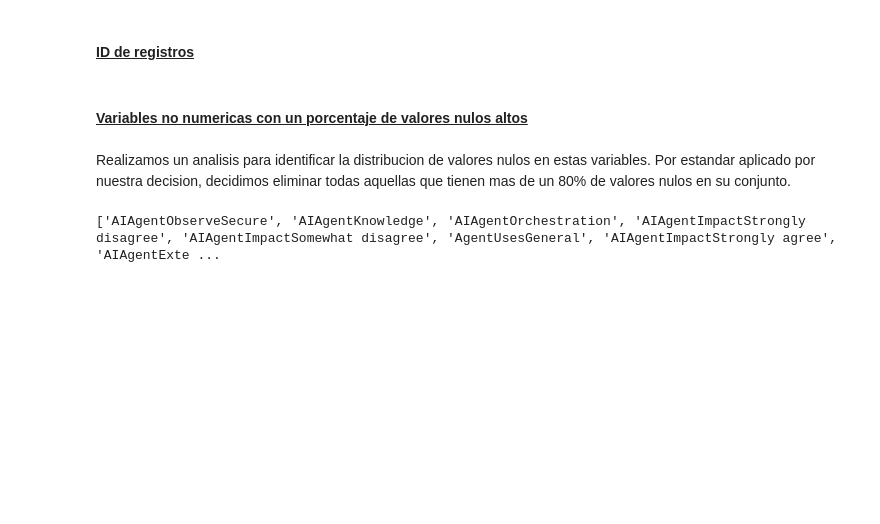
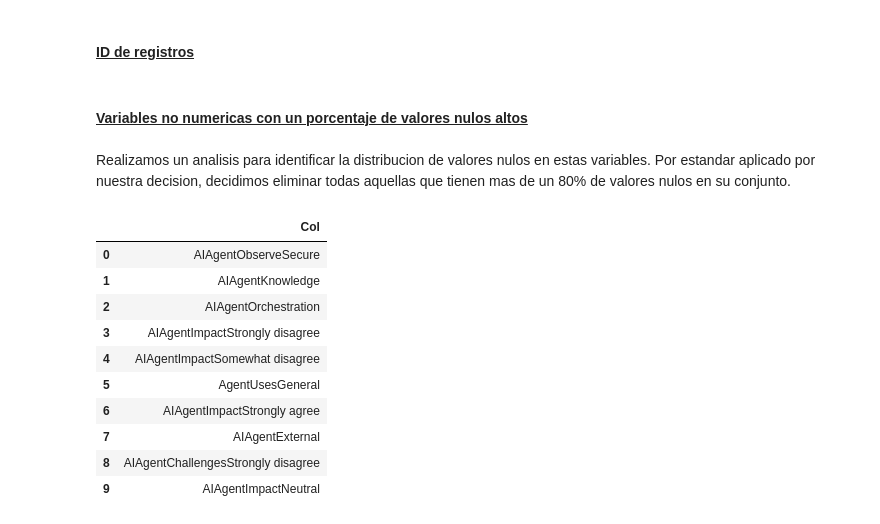
Before and after one commit to gonbenini/ciencia-datos-tpe, a Jupyter notebook: entregable.ipynb, the cells around one changed output. Cells and saved outputs as stored; diff of their text form; code cells hidden in the pictures; blank space fills up the shorter version.

```diff
--- a/entregable.ipynb
+++ b/entregable.ipynb
@@ -365,9 +401,22 @@ Realizamos un analisis para identificar la distribucion de valores nulos en esta
 # %%
 percentages = df.isna().mean().sort_values(ascending=False)
 drop_columns = percentages[percentages > 0.8].index.to_list()
-print(f'{drop_columns}: {len(drop_columns)}')
+df_80_nulls = pd.DataFrame({
+    'Col': drop_columns
+})
+df_80_nulls
 # %% [output]
-['AIAgentObserveSecure', 'AIAgentKnowledge', 'AIAgentOrchestration', 'AIAgentImpactStrongly disagree', 'AIAgentImpactSomewhat disagree', 'AgentUsesGeneral', 'AIAgentImpactStrongly agree', 'AIAgentExte ...
+|  | Col |
+| 0 | AIAgentObserveSecure |
+| 1 | AIAgentKnowledge |
+| 2 | AIAgentOrchestration |
+| 3 | AIAgentImpactStrongly disagree |
+| 4 | AIAgentImpactSomewhat disagree |
+| 5 | AgentUsesGeneral |
+| 6 | AIAgentImpactStrongly agree |
+| 7 | AIAgentExternal |
+| 8 | AIAgentChallengesStrongly disagree |
+| 9 | AIAgentImpactNeutral |
 # %%
 frecuencias = [df[drop_columns].isna().mean().mean(), df[drop_columns].notna().mean().mean()]
 labels = ['nulos', 'validos']
```
Also changed, not shown: parts of 19 cells of this notebook, 1 other file.
